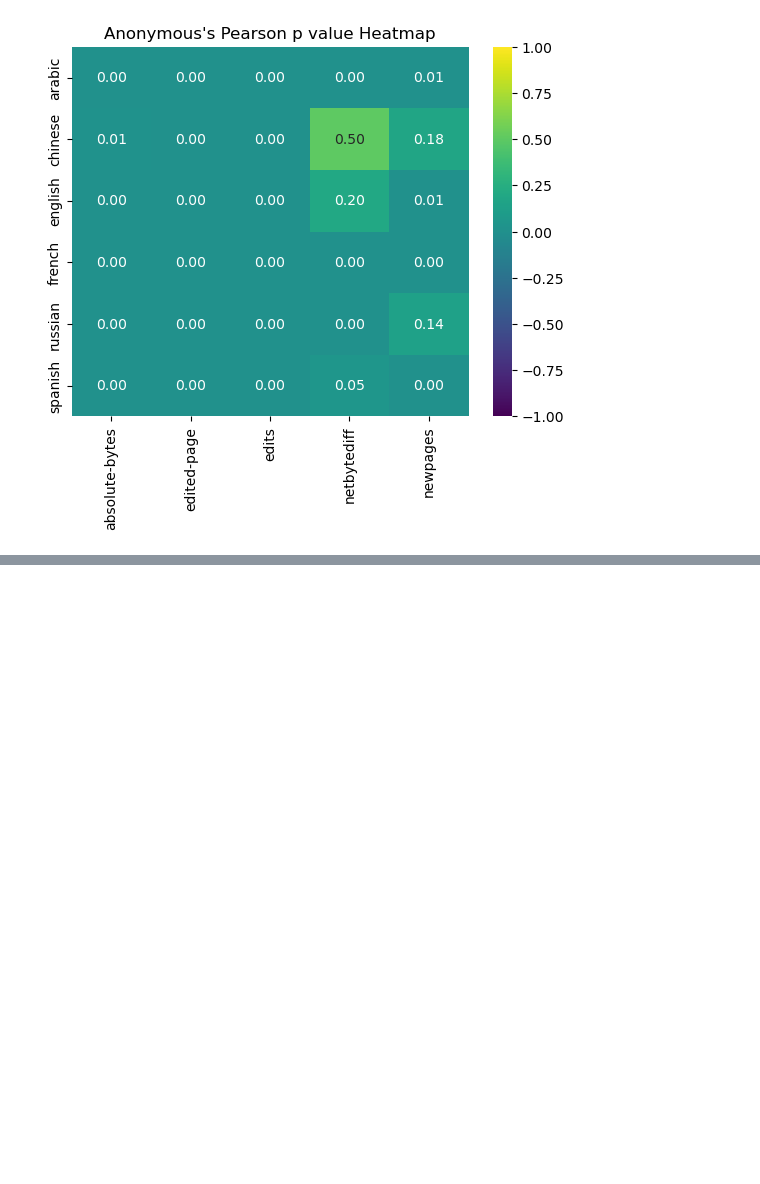
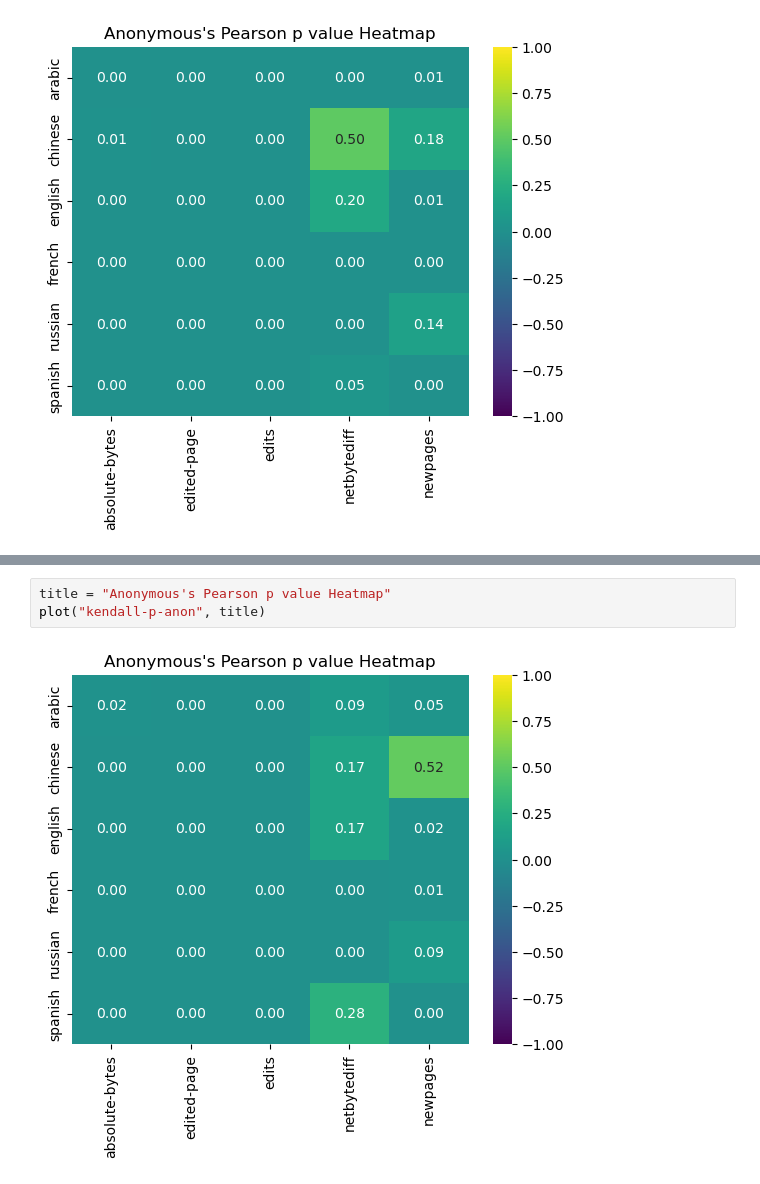
Before and after one commit to aryas0ng/wikipedia-analysis, a Jupyter notebook: plot.ipynb, the cells around one changed output, grey strips where cells are left out. Drawn from its saved outputs; the diff is of its cells as text; blank space fills up the shorter version.

```diff
--- a/plot.ipynb
+++ b/plot.ipynb
@@ -206,0 +201,5 @@ plot("kendall-p-user")
+# %%
+title = "Anonymous's Pearson p value Heatmap"
+plot("kendall-p-anon", title)
+# %% [output]
+[figure, added]
```
Also changed, not shown: parts of 10 cells of this notebook, 8 other files.
